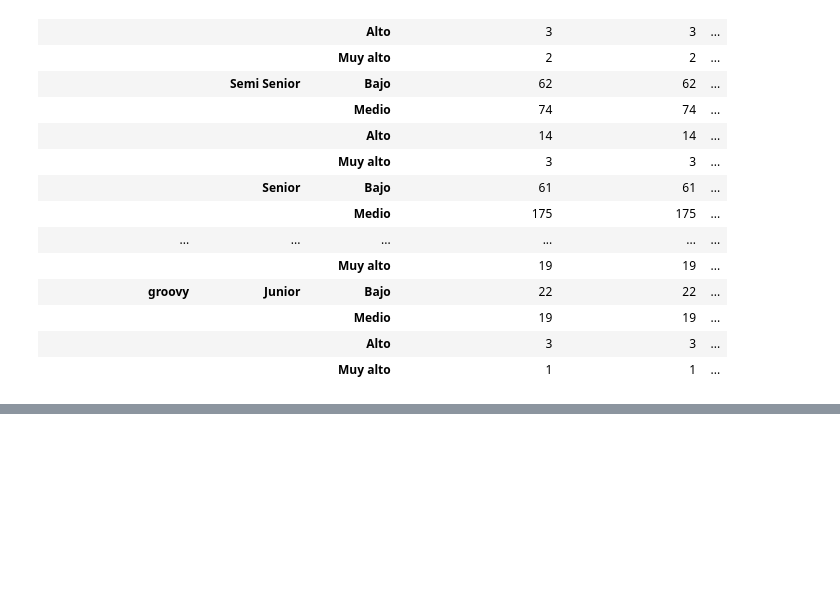
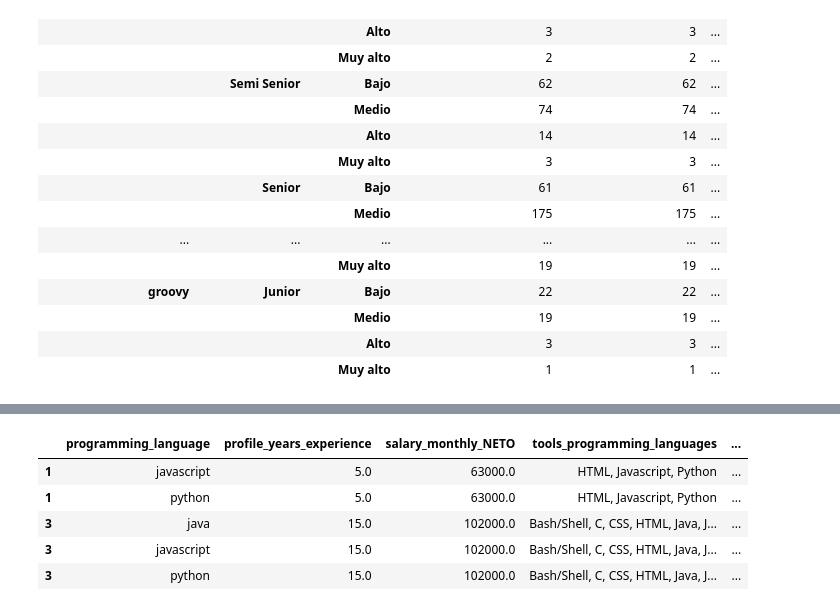
Before and after one commit to DiploDatosGrupo14/AnalisisyVisualizacion, a Jupyter notebook: Ejercicio 1.ipynb, the cells around one changed output, grey strips where cells are left out. Cells and saved outputs as stored; diff of their text form; code cells hidden in the pictures; blank space fills up the shorter version.

```diff
--- a/Ejercicio 1.ipynb
+++ b/Ejercicio 1.ipynb
@@ -341,0 +373,9 @@ small_dataframe.groupby(['programming_language', 'profile_category', 'salary_ran
+# %%
+small_dataframe.head()
+# %% [output]
+|  | programming_language | profile_years_experience | salary_monthly_NETO | tools_programming_languages | ... |
+| 1 | javascript | 5.0 | 63000.0 | HTML, Javascript, Python | ... |
+| 1 | python | 5.0 | 63000.0 | HTML, Javascript, Python | ... |
+| 3 | java | 15.0 | 102000.0 | Bash/Shell, C, CSS, HTML, Java, J... | ... |
+| 3 | javascript | 15.0 | 102000.0 | Bash/Shell, C, CSS, HTML, Java, J... | ... |
+| 3 | python | 15.0 | 102000.0 | Bash/Shell, C, CSS, HTML, Java, J... | ... |
```
Also changed, not shown: parts of 8 cells of this notebook.
